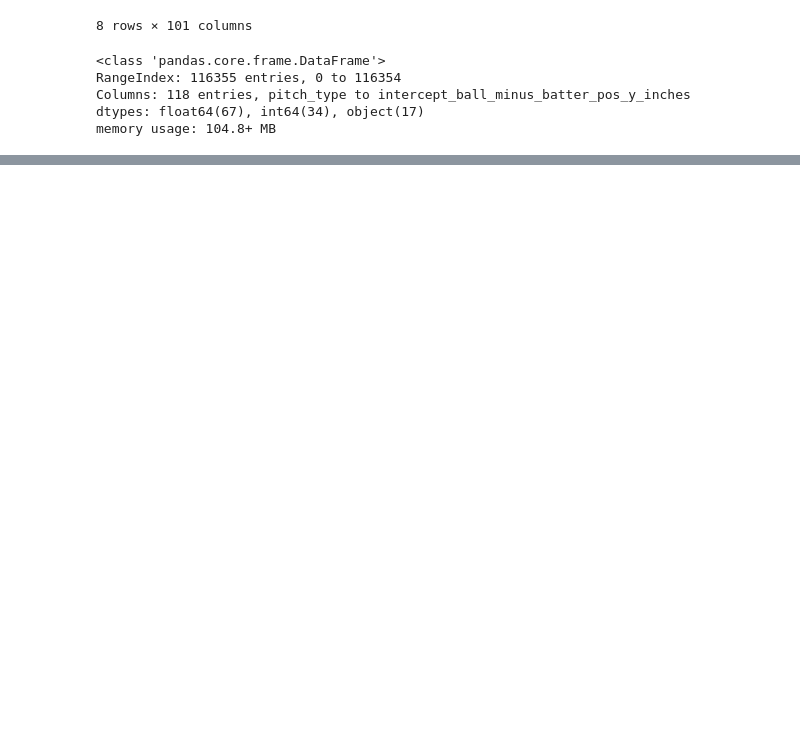
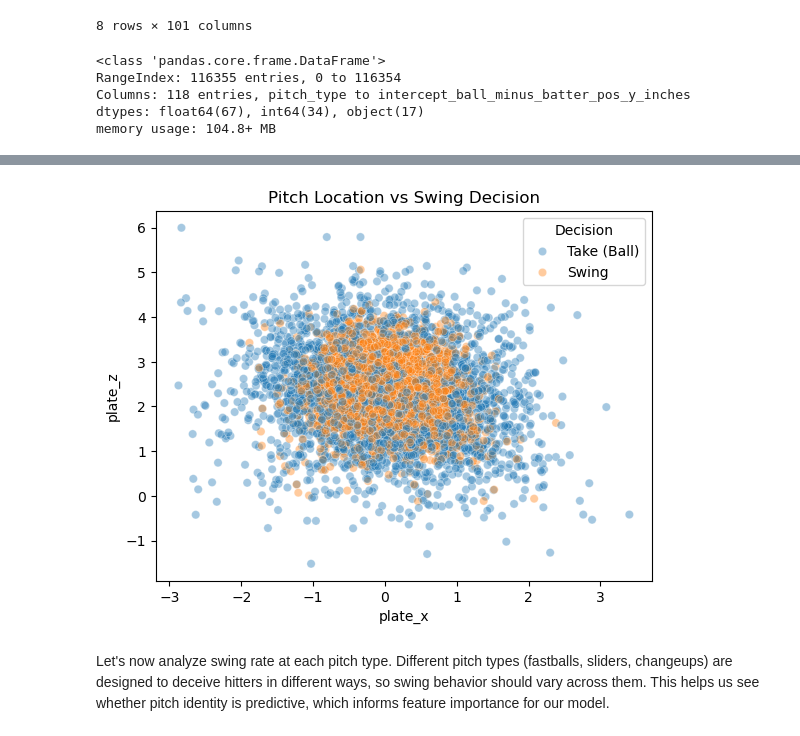
Before and after one commit to kyleduongg/statcastdata, a Jupyter notebook: statcast_eda.ipynb, the cells around one changed output, grey strips where cells are left out. Saved outputs shown, nothing was run; the diff lists cells and outputs as text; code cells hidden in the pictures; blank space fills up the shorter version.

```diff
--- a/statcast_eda.ipynb
+++ b/statcast_eda.ipynb
@@ -38,0 +53,3 @@ memory usage: 104.8+ MB
+# %%
+june_statcast_2024["y_swing"] = (june_statcast_2024["type"] == "S").astype(int)
+june_statcast_2024["y_swing"]
@@ -38,0 +111,2 @@ memory usage: 104.8+ MB
+# %%
+sample = june_statcast_2024.sample(5000, random_state=42)
@@ -38,0 +117,17 @@ memory usage: 104.8+ MB
+# %%
+sample["swing_label"] = sample["y_swing"].map({0: "Take (Ball)", 1: "Swing"})
+
+sns.scatterplot(
+    data=sample,
+    x="plate_x",
+    y="plate_z",
+    hue="swing_label",
+    alpha=0.4
+)
+
+plt.title("Pitch Location vs Swing Decision")
+plt.legend(title="Decision");
+# %% [output]
+[figure, added]
+# %% [markdown]
+Let's now analyze swing rate at each pitch type. Different pitch types (fastballs, sliders, changeups) are designed to deceive hitters in different ways, so swing behavior should vary across them. This helps us see whether pitch identity is predictive, which informs feature importance for our model.
```
Also changed, not shown: parts of 19 cells of this notebook.
